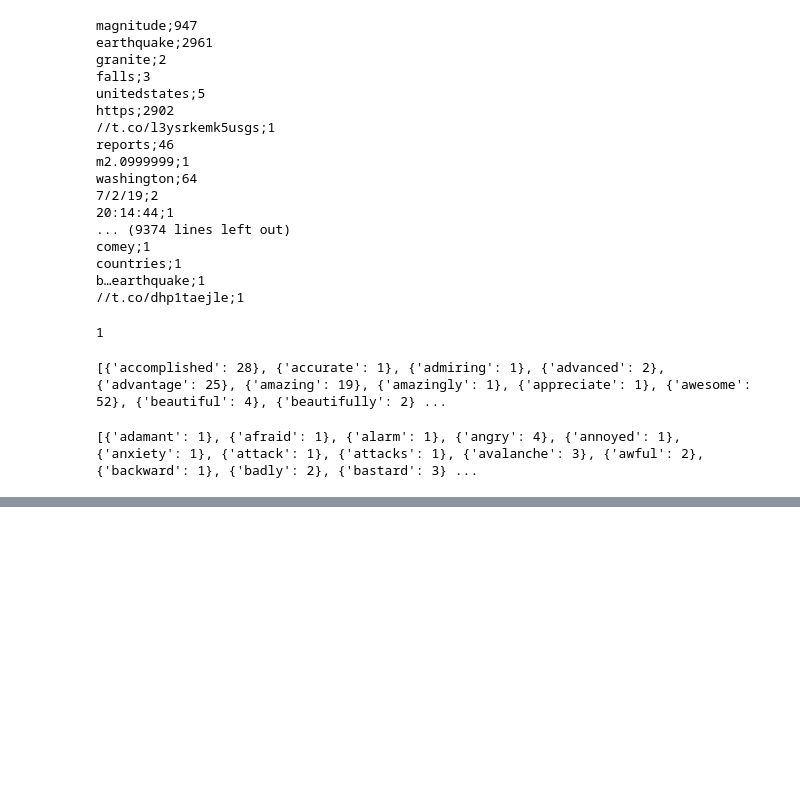
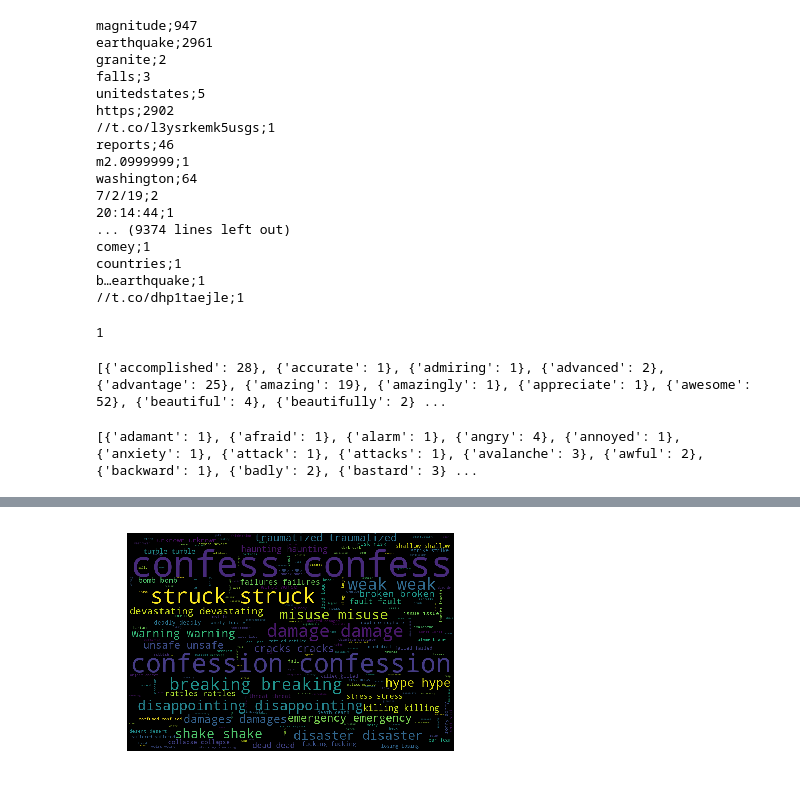
Before and after one commit to AnnaPL8/Bag_of_words, a Jupyter notebook: Bag_of_words.ipynb, the cells around one changed output, grey strips where cells are left out. Saved outputs shown, nothing was run; the diff lists cells and outputs as text; code cells hidden in the pictures; blank space fills up the shorter version.

```diff
--- a/Bag_of_words.ipynb
+++ b/Bag_of_words.ipynb
@@ -179,0 +256,9 @@ print(positive_sentence_to_visualization)
+# %%
+plt.figure()
+
+plt.imshow(negative_cloud)
+negative_cloud.to_file("negative_cloud.png")
+plt.axis("off")
+plt.show()
+# %% [output]
+[figure, added]
```
Also changed, not shown: parts of 8 cells of this notebook.
